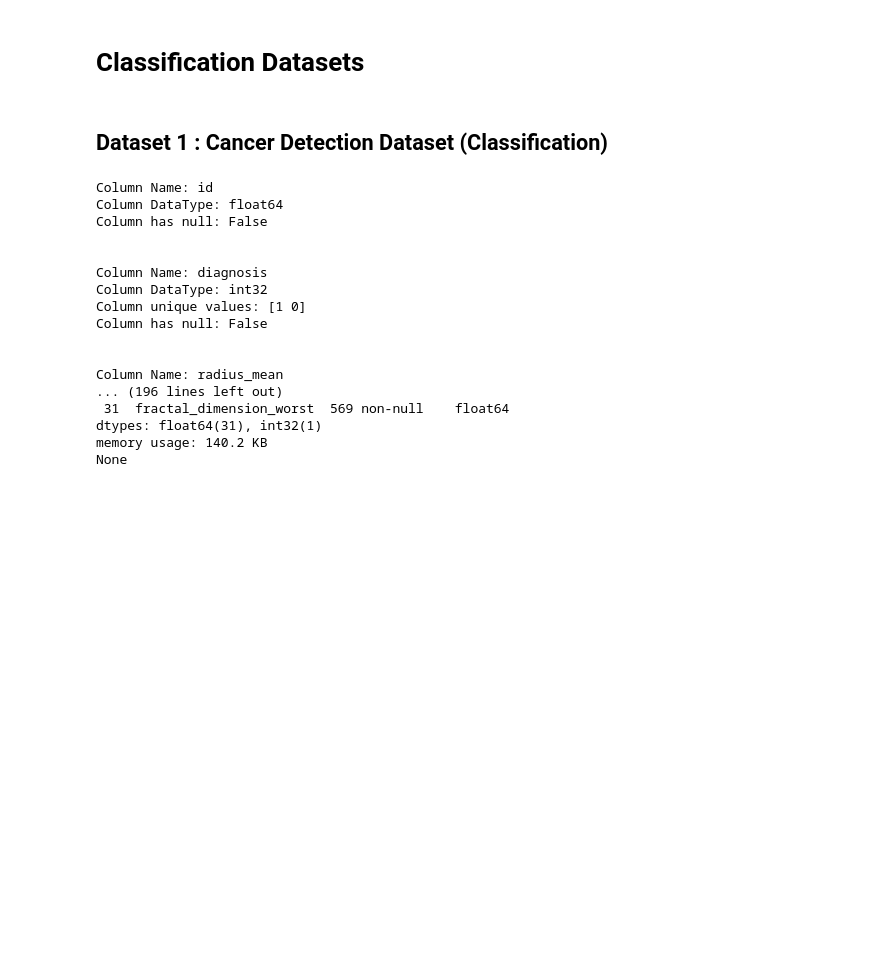
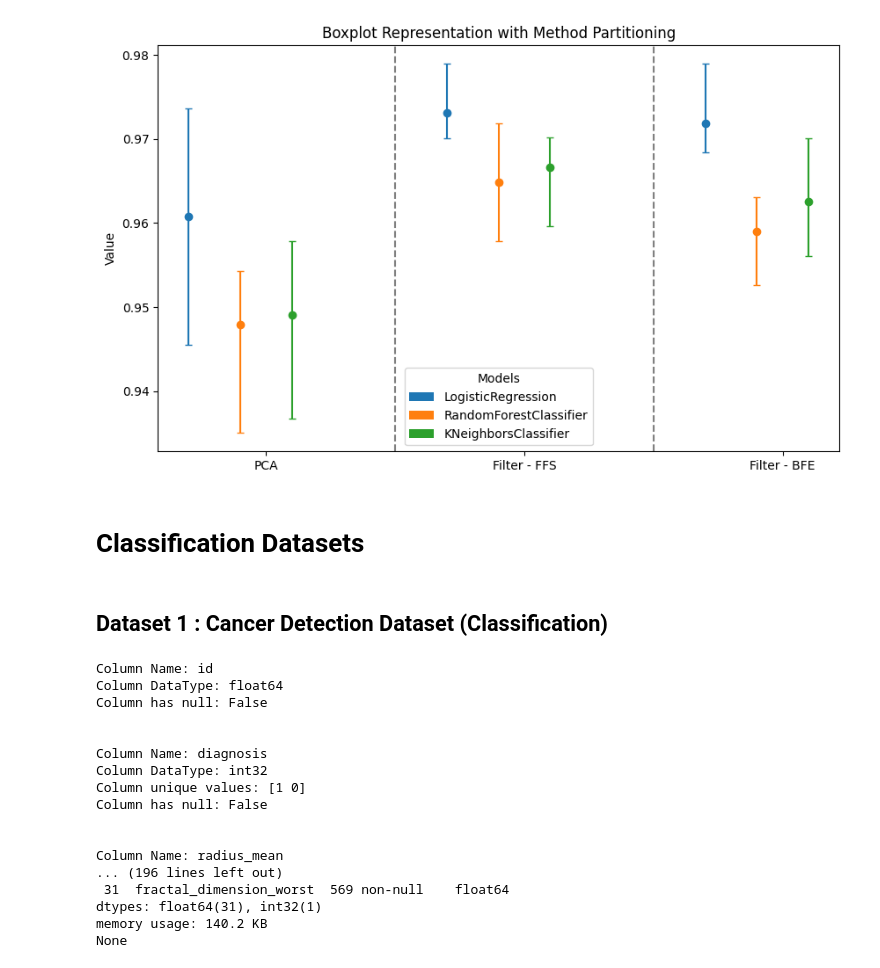
Before and after one commit to murtazaa-hussainn/CSE-602-Machine-Learning-I, a Jupyter notebook: Assignment 2/Wrapper, filter and pca test 2.ipynb, the cells around one changed output. Saved outputs shown, nothing was run; the diff lists cells and outputs as text; code cells hidden in the pictures; blank space fills up the shorter version.

```diff
--- a/Assignment 2/Wrapper, filter and pca test 2.ipynb
+++ b/Assignment 2/Wrapper, filter and pca test 2.ipynb
@@ -74,6 +75,14 @@ def transform_data(df):
     if len(numerical_cols) > 0:
         df[numerical_cols] = scaler.fit_transform(df[numerical_cols])
     return df
+# %%
+def ApplyRegular(X, y, cv, model):
+    print('Regular')
+    results = []
+    scores = cross_val_score(model, X, y, cv=cv)
+    results.append(scores.mean())
+    print(scores.mean())
+    return sum(results)/len(results)
 # %%
 def ApplyPCA(X, y, cv, model, features):
     print('PCA')
@@ -160,7 +185,7 @@ def ApplyClassificationMethods(df, target_name):
 # %%
 a,b,c,d = load_datasets()
 a = transform_data(a)
-df = ApplyClassificationMethods(a, 'diagnosis')
+df, df_regular = ApplyClassificationMethods(a, 'diagnosis')
 df
 # %% [output]
 Categorical columns: Index(['diagnosis'], dtype='object')
@@ -185,3 +231,41 @@ df
+# %%
+fig, ax = plt.subplots(figsize=(10, 6))
+
+# Assign unique colors for each model
+colors = {model: plt.cm.tab10(i) for i, model in enumerate(df['model'].unique())}
+
+# Determine positions for each method's models
+methods = df['method'].unique()
+method_positions = range(len(methods))
+
+for i, method in enumerate(methods):
+    method_df = df[df['method'] == method]
+    for j, row in enumerate(method_df.itertuples()):
+        # Calculate position for each model within a method group
+        pos = i + (j - len(method_df)/2) * 0.2
+        # Plot mean, min, max for each model
+        ax.plot(pos, row.mean, 'o', color=colors[row.model])
+        ax.vlines(pos, row.min, row.max, color=colors[row.model], label=row.model if i+j == 0 else "")
+        ax.plot(pos, row.min, '_', color=colors[row.model])
+        ax.plot(pos, row.max, '_', color=colors[row.model])
+
+
+# Add dotted lines to partition different methods
+for i in range(len(methods) - 1):
+    ax.axvline(i + 0.5, linestyle='--', color='grey')
+
+ax.set_xticks(method_positions)
+ax.set_xticklabels(methods)
+ax.set_ylabel('Value')
+ax.set_title('Boxplot Representation with Method Partitioning')
+
+# Creating legend for the models
+legend_handles = [Patch(facecolor=colors[model], label=model) for model in colors]
+plt.legend(handles=legend_handles, title="Models")
+
+plt.show()
+# %% [output]
+[figure, added]
 # %%
 def fwpMethodsClassification(df, target_name, folds):
     # Separate features and targets
```
Also changed, not shown: parts of 5 cells of this notebook.
